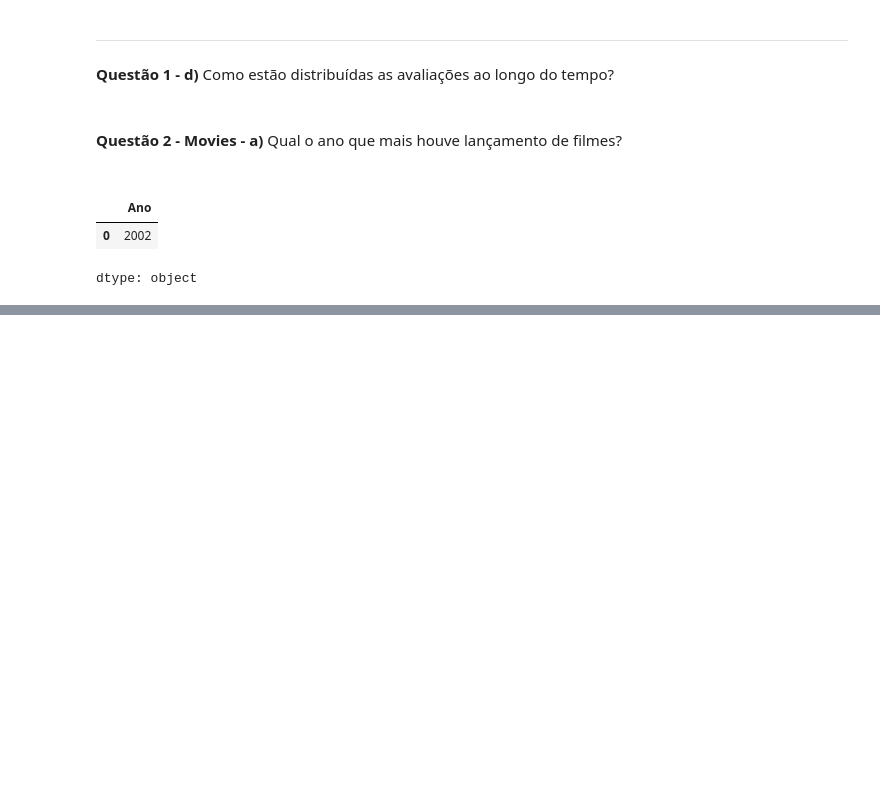
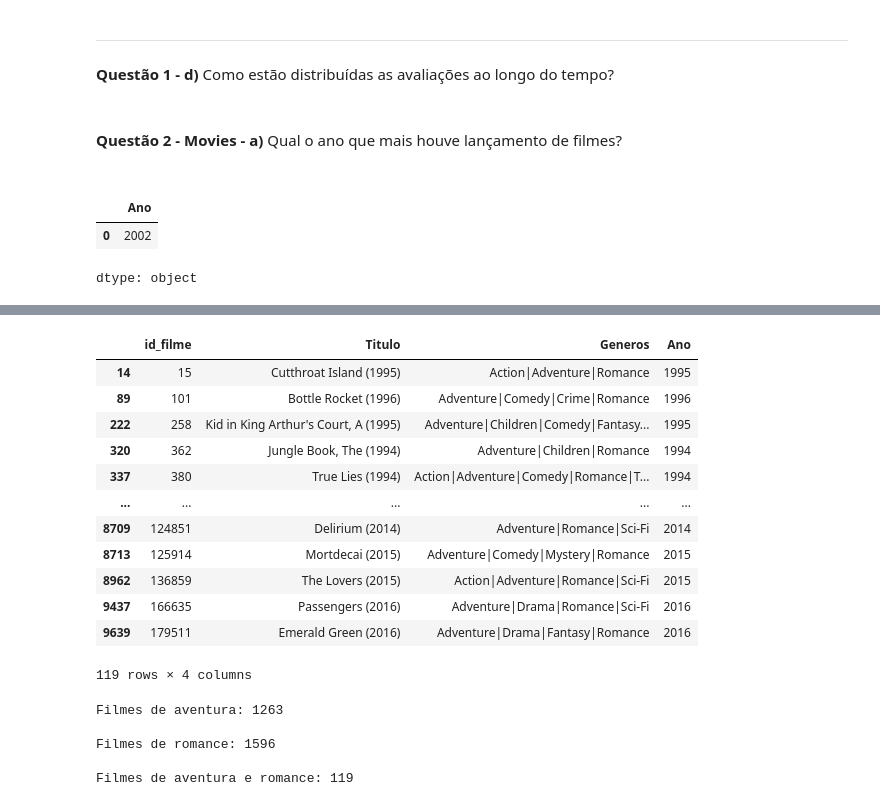
Before and after one commit to RobsonGFerrarezi/TrabalhoAmbientesInteligentes_N2_GRUPO2, a Jupyter notebook: TrabalhoN2_AmbientesInteligentes_Grupo2.ipynb, the cells around one changed output, grey strips where cells are left out. Drawn from its saved outputs; the diff is of its cells as text; code cells hidden in the pictures; blank space fills up the shorter version.

```diff
--- a/TrabalhoN2_AmbientesInteligentes_Grupo2.ipynb
+++ b/TrabalhoN2_AmbientesInteligentes_Grupo2.ipynb
@@ -187,0 +233,31 @@ Como podemos ver o ano que mais houve lançamentos foi em 2002.
+# %%
+movies[filtro3]
+# %% [output]
+|  | id_filme | Titulo | Generos | Ano |
+| 14 | 15 | Cutthroat Island (1995) | Action|Adventure|Romance | 1995 |
+| 89 | 101 | Bottle Rocket (1996) | Adventure|Comedy|Crime|Romance | 1996 |
+| 222 | 258 | Kid in King Arthur's Court, A (1995) | Adventure|Children|Comedy|Fantasy... | 1995 |
+| 320 | 362 | Jungle Book, The (1994) | Adventure|Children|Romance | 1994 |
+| 337 | 380 | True Lies (1994) | Action|Adventure|Comedy|Romance|T... | 1994 |
+| ... | ... | ... | ... | ... |
+| 8709 | 124851 | Delirium (2014) | Adventure|Romance|Sci-Fi | 2014 |
+| 8713 | 125914 | Mortdecai (2015) | Adventure|Comedy|Mystery|Romance | 2015 |
+| 8962 | 136859 | The Lovers (2015) | Action|Adventure|Romance|Sci-Fi | 2015 |
+| 9437 | 166635 | Passengers (2016) | Adventure|Drama|Romance|Sci-Fi | 2016 |
+| 9639 | 179511 | Emerald Green (2016) | Adventure|Drama|Fantasy|Romance | 2016 |
+119 rows × 4 columns
+# %%
+adventureQuant = adventureMovies.shape[0]
+print('Filmes de aventura: ' + str(adventureQuant))
+
+romanceQuant = romanceMovies.shape[0]
+print('\nFilmes de romance: ' + str(romanceQuant))
+
+adventureRomanceQuant = adventureRomanceMovies.shape[0]
+print('\nFilmes de aventura e romance: ' + str(adventureRomanceQuant))
+# %% [output]
+Filmes de aventura: 1263
+
+Filmes de romance: 1596
+
+Filmes de aventura e romance: 119
```
Also changed, not shown: parts of 14 cells of this notebook.
